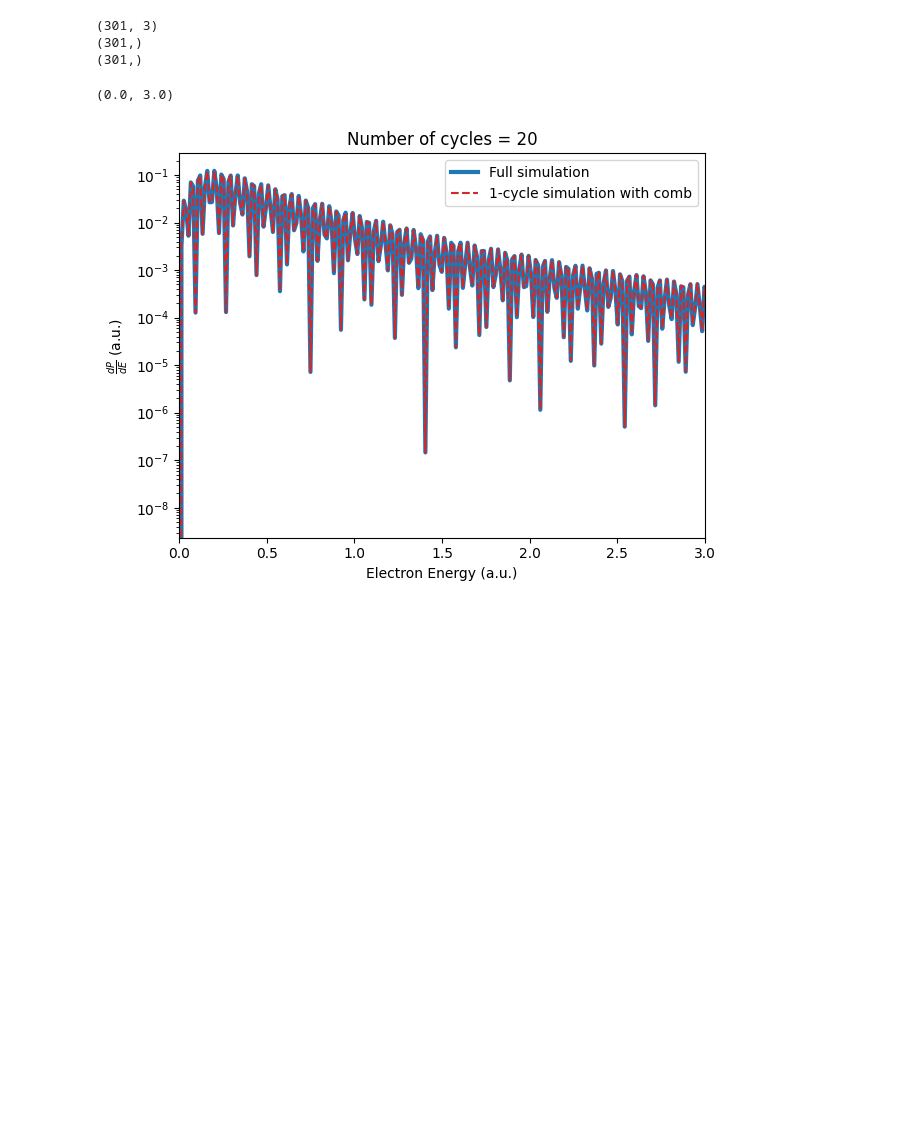
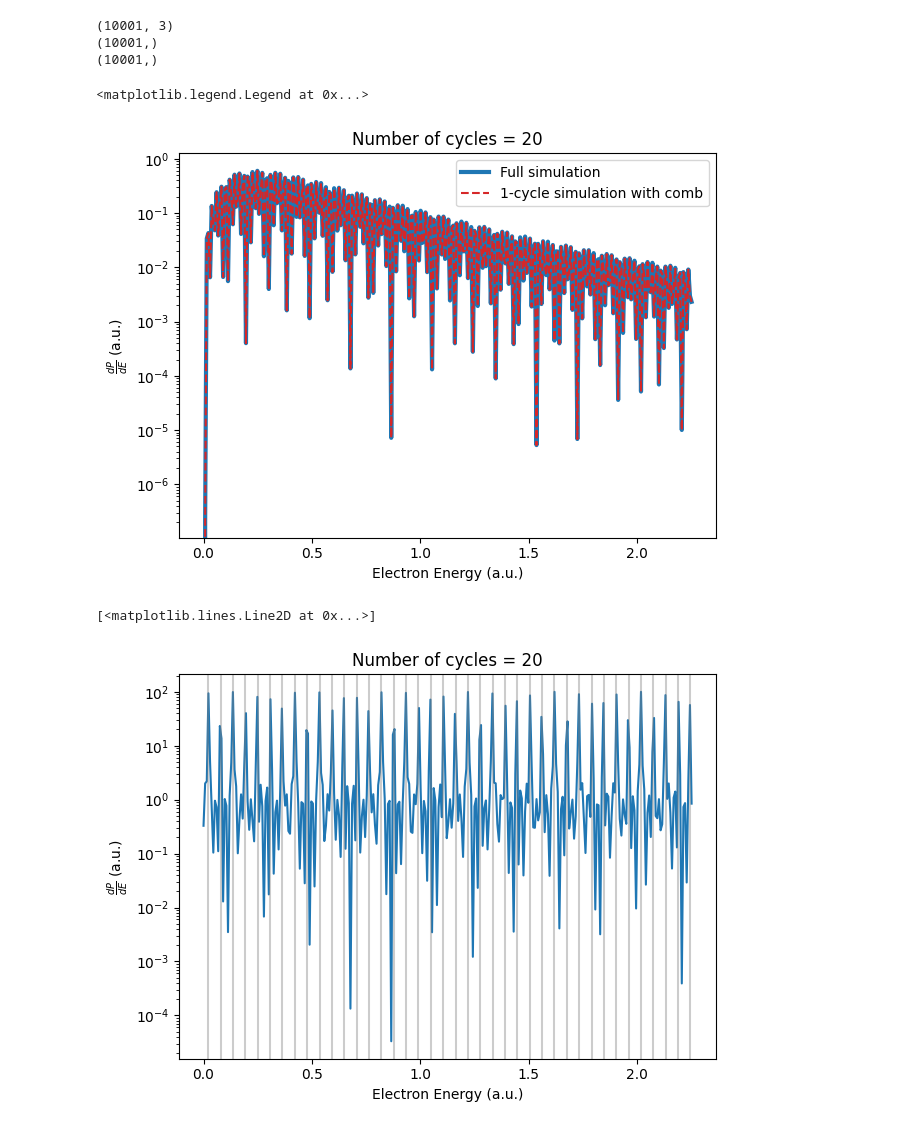
Before and after one commit to nrneubert/UFS, a Jupyter notebook: main_vectorized - Angular integration test cranked.ipynb, the cells around one changed output. Drawn from its saved outputs; the diff is of its cells as text; code cells hidden in the pictures; blank space fills up the shorter version.

```diff
--- a/main_vectorized - Angular integration test cranked.ipynb
+++ b/main_vectorized - Angular integration test cranked.ipynb
@@ -218,11 +218,11 @@ plt.yscale("log")
 
 
 
-A_ts_1cycle,matrix_1cycle = matrix_element(t=2*np.pi/wl, t0=0.0, k_y_grid=ky_grid,k_z_grid=kz_grid, N=200,dt=2*np.pi/wl/300)
+A_ts_1cycle,matrix_1cycle = matrix_element(t=2*np.pi/wl, t0=0.0, k_y_grid=ky_grid,k_z_grid=kz_grid, N=200,dt=2*np.pi/wl/10000)
 # %% [output]
-(301, 3)
-(301,)
-(301,)
+(10001, 3)
+(10001,)
+(10001,)
 # %%
 dtheta = np.diff(theta)[0]
 dpdE_formel = np.sum(matrix_1cycle*dtheta*kgrid,axis=1)*np.sin((Es+Up-E0)*np.pi*Nc/wl)**2/np.sin((Es+Up-E0)*np.pi/wl)**2
@@ -235,7 +235,7 @@ ax.set_yscale("log")
 ax.set_xlabel("Electron Energy (a.u.)")
 ax.set_ylabel(r"$\frac{dP}{dE}$ (a.u.)")
 ax.legend()
-ax.set_xlim(0,3)
+# ax.set_xlim(0,3)
 
 # plt.xlim(1,20)
 
@@ -245,5 +245,26 @@ ax.set_xlim(0,3)
 # idx = np.logical_and(expect_peaks<3.,expect_peaks>0.)
 # plt.vlines(expect_peaks[idx],0,800,colors="grey",alpha=0.4)
 # %% [output]
-(0.0, 3.0)
+<matplotlib.legend.Legend at 0x...>
-[figure, old version]
+[figure, new version]
+# %%
+dtheta = np.diff(theta)[0]
+dpdE_formel = np.sum(matrix_1cycle*dtheta*kgrid,axis=1)*np.sin((Es+Up-E0)*np.pi*5/wl)**2/np.sin((Es+Up-E0)*np.pi/wl)**2
+
+fig, ax = plt.subplots(tight_layout=True)
+# ax.plot(Es,dpdE,label="Full simulation",lw=3)
+# ax.plot(Es,dpdE_formel,"-",color="tab:red",label="1-cycle simulation with comb",zorder=1)
+ax.set_title(f"Number of cycles = {Nc}")
+ax.set_yscale("log")
+ax.set_xlabel("Electron Energy (a.u.)")
+ax.set_ylabel(r"$\frac{dP}{dE}$ (a.u.)")
+# ax.legend()
+ns = np.arange(0,100,1)
+expect_peaks = E0-Up+ ns*wl
+idx = np.logical_and(expect_peaks<2.3,expect_peaks>0.)
+plt.vlines(expect_peaks[idx],0,800,colors="grey",alpha=0.4)
+plt.plot(Es,np.sin((Es+Up-E0)*np.pi*10/wl)**2/np.sin((Es+Up-E0)*np.pi/wl)**2,zorder=0)
+# plt.plot(Es,np.sum(matrix_1cycle*dtheta*kgrid,axis=1),zorder=2,color="green")
+# %% [output]
+[<matplotlib.lines.Line2D at 0x...>]
+[figure, added]
```
Also changed, not shown: parts of 6 cells of this notebook.
